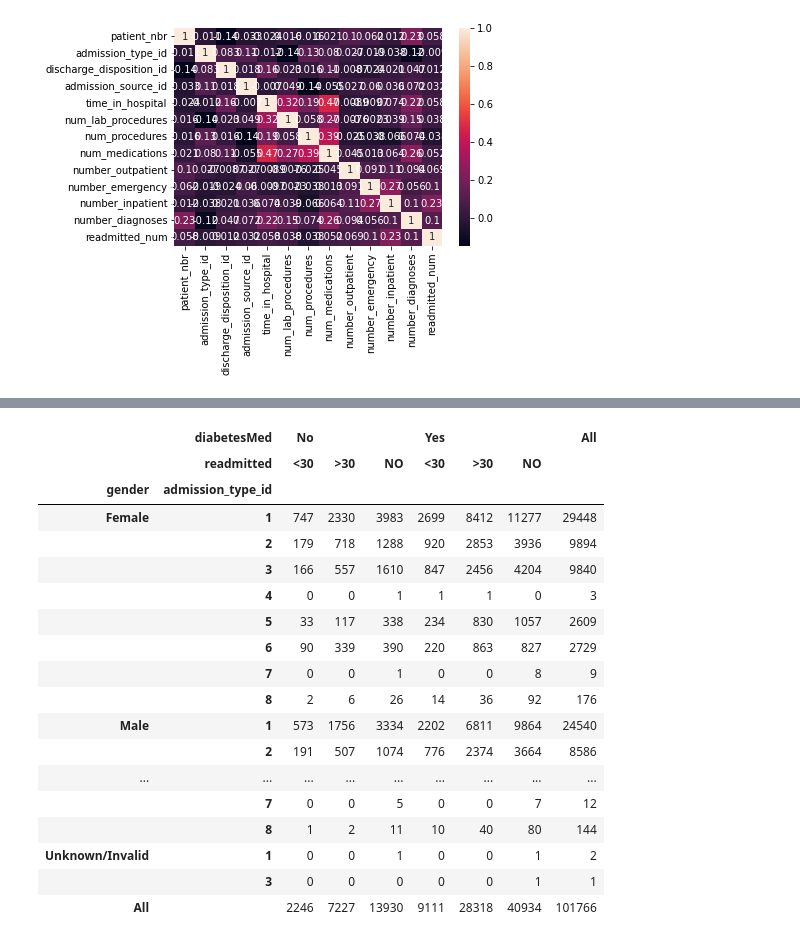
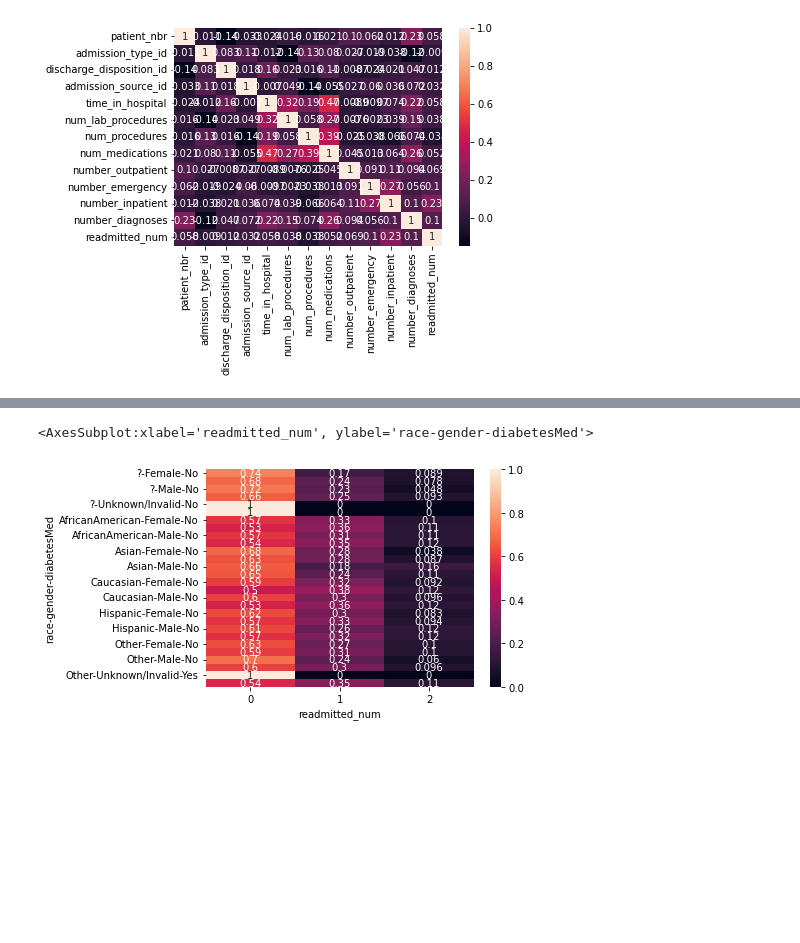
Before and after one commit to rezmos/diabetes_model, a Jupyter notebook: src/diabetes_jupyter.ipynb, the cells around one changed output, grey strips where cells are left out. Drawn from its saved outputs; the diff is of its cells as text; code cells hidden in the pictures; blank space fills up the shorter version.

Commit message:
Data Exploration - Correlation - Heatmap and crosstab

```diff
--- a/src/diabetes_jupyter.ipynb
+++ b/src/diabetes_jupyter.ipynb
@@ -173,4 +173,3 @@ df_diabetes ['readmitted_num'] = df_diabetes['readmitted'].str.slice(0, 1)
 df_diabetes ['readmitted_num'] =  df_diabetes ['readmitted_num'].replace(['N'],0)
 df_diabetes ['readmitted_num'] =  df_diabetes ['readmitted_num'].replace(['>'],1)
 df_diabetes ['readmitted_num'] =  df_diabetes ['readmitted_num'].replace(['<'],2)
-df_diabetes.drop(['readmitted'],axis=1, inplace=True)
@@ -188,0 +208,3 @@ print (numeric_dtypes_corr)
+# %%
+ct = pd.crosstab([df_diabetes['race'], df_diabetes['gender'], df_diabetes['diabetesMed']], df_diabetes['readmitted_num'],margins=True,  normalize='index')
+print(ct)
@@ -189,23 +229,8 @@ print (numeric_dtypes_corr)
+# %%
+sns.heatmap(ct, annot=True)
+# %% [output]
+<AxesSubplot:xlabel='readmitted_num', ylabel='race-gender-diabetesMed'>
+[figure, added]
 # %%
 pd.crosstab([df_diabetes.gender,df_diabetes.admission_type_id],[df_diabetes.diabetesMed, df_diabetes.readmitted],margins=True).style.background_gradient(cmap='pink_r')
-# %% [output]
-|  | diabetesMed | No |  |  | Yes |  |  | All |
-|  | readmitted | <30 | >30 | NO | <30 | >30 | NO |  |
-| gender | admission_type_id |  |  |  |  |  |  |  |
-| Female | 1 | 747 | 2330 | 3983 | 2699 | 8412 | 11277 | 29448 |
-|  | 2 | 179 | 718 | 1288 | 920 | 2853 | 3936 | 9894 |
-|  | 3 | 166 | 557 | 1610 | 847 | 2456 | 4204 | 9840 |
-|  | 4 | 0 | 0 | 1 | 1 | 1 | 0 | 3 |
-|  | 5 | 33 | 117 | 338 | 234 | 830 | 1057 | 2609 |
-|  | 6 | 90 | 339 | 390 | 220 | 863 | 827 | 2729 |
-|  | 7 | 0 | 0 | 1 | 0 | 0 | 8 | 9 |
-|  | 8 | 2 | 6 | 26 | 14 | 36 | 92 | 176 |
-| Male | 1 | 573 | 1756 | 3334 | 2202 | 6811 | 9864 | 24540 |
-|  | 2 | 191 | 507 | 1074 | 776 | 2374 | 3664 | 8586 |
-| ... | ... | ... | ... | ... | ... | ... | ... | ... |
-|  | 7 | 0 | 0 | 5 | 0 | 0 | 7 | 12 |
-|  | 8 | 1 | 2 | 11 | 10 | 40 | 80 | 144 |
-| Unknown/Invalid | 1 | 0 | 0 | 1 | 0 | 0 | 1 | 2 |
-|  | 3 | 0 | 0 | 0 | 0 | 0 | 1 | 1 |
-| All |  | 2246 | 7227 | 13930 | 9111 | 28318 | 40934 | 101766 |
 # %%
```
Also changed, not shown: parts of 11 cells of this notebook, 1 other file.
